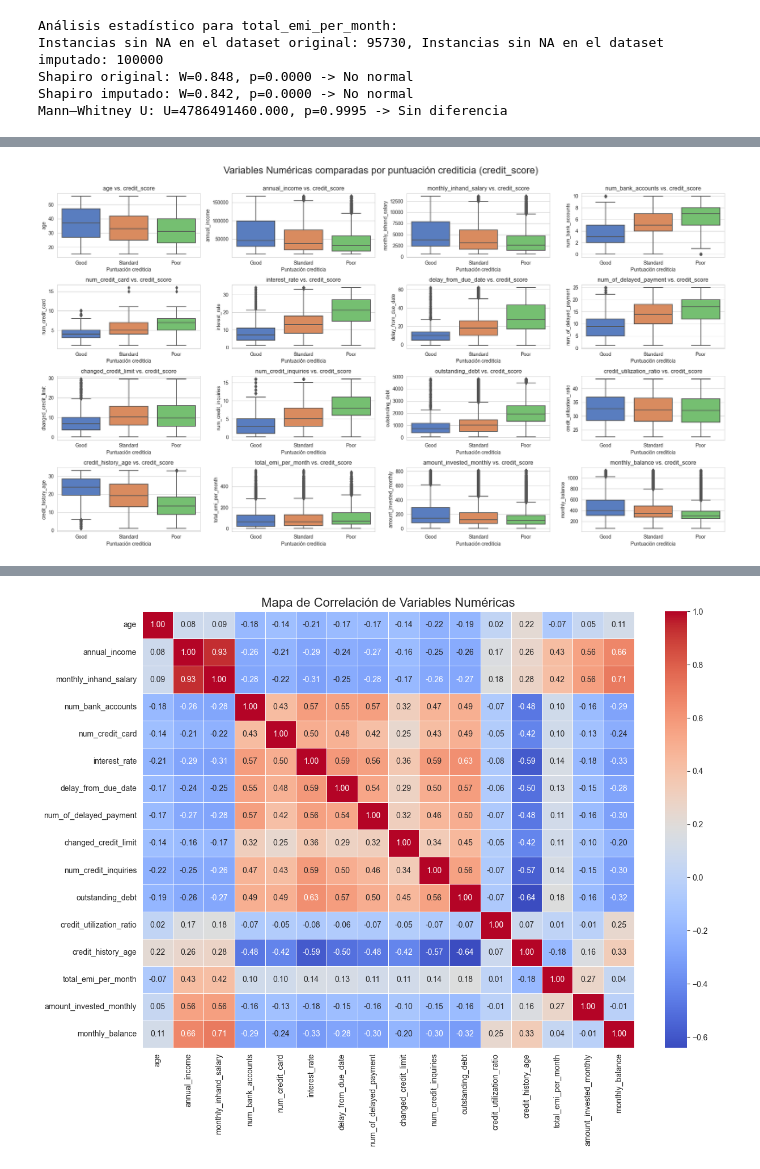
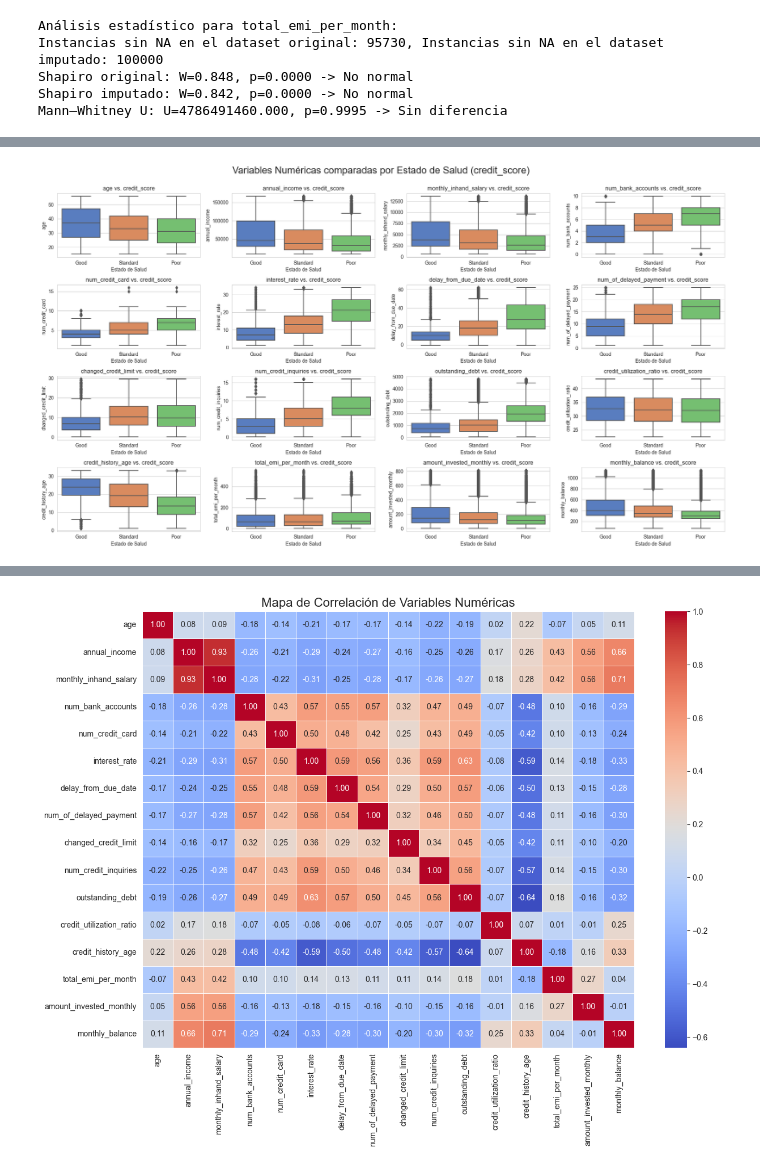
Before and after one commit to luispenaranda08/Credit-Score-Classsification-w-Machine-Learning, a Jupyter notebook: eda.ipynb, the cells around one changed output, grey strips where cells are left out. Saved outputs shown, nothing was run; the diff lists cells and outputs as text; code cells hidden in the pictures.

```diff
--- a/eda.ipynb
+++ b/eda.ipynb
@@ -104,5 +108,5 @@ sns.set_style('whitegrid')
 plt.style.use('seaborn-v0_8-deep')
 from sklearn.preprocessing import StandardScaler, OneHotEncoder
 # %%
-df= pd.read_csv('https://raw.githubusercontent.com/luispenaranda08/Credit-Score-Classsification-w-Machine-Learning/refs/heads/Luis/train.csv')
+df= pd.read_csv('https://raw.githubusercontent.com/luispenaranda08/Integrative-Machine-Learning-Project/refs/heads/Hector/train.csv')
 # %% [markdown]
@@ -666,6 +671,6 @@ def eval_num(df,df_imputado, col, alpha=0.05):
 # %% [markdown]
 Y evaluamos las imputaciones realizadas:
 # %%
-for col in imputed_vars:
+for col in num_cols:
     eval_num(df,df_final, col)
 # %% [output]
@@ -1060,16 +1055,16 @@ Ahora vamos a empezar a cruzarlas de dos en dos. Nos interesa saber **cómo se r
 # %%
 
 plt.figure(figsize=(20, 12))
-plt.suptitle('Variables Numéricas comparadas por puntuación crediticia (credit_score)', size=20, y=0.95)
+plt.suptitle('Variables Numéricas comparadas por Estado de Salud (credit_score)', size=20, y=0.95)
 
 for i, col in enumerate(num_cols, 1):
     plt.subplot(4, 4, i)
     sns.boxplot(x='credit_score', y=col, data=df_real, palette='muted')
     plt.title(f'{col} vs. credit_score')
-    plt.xlabel('Puntuación crediticia')
+    plt.xlabel('Estado de Salud')
     plt.ylabel(col)
 
 plt.tight_layout(rect=[0, 0.03, 1, 0.95])
 plt.show()
 # %% [output]
-[figure, old version]
+[figure, new version]
```
Also changed, not shown: parts of 82 cells of this notebook, 2 other files.
